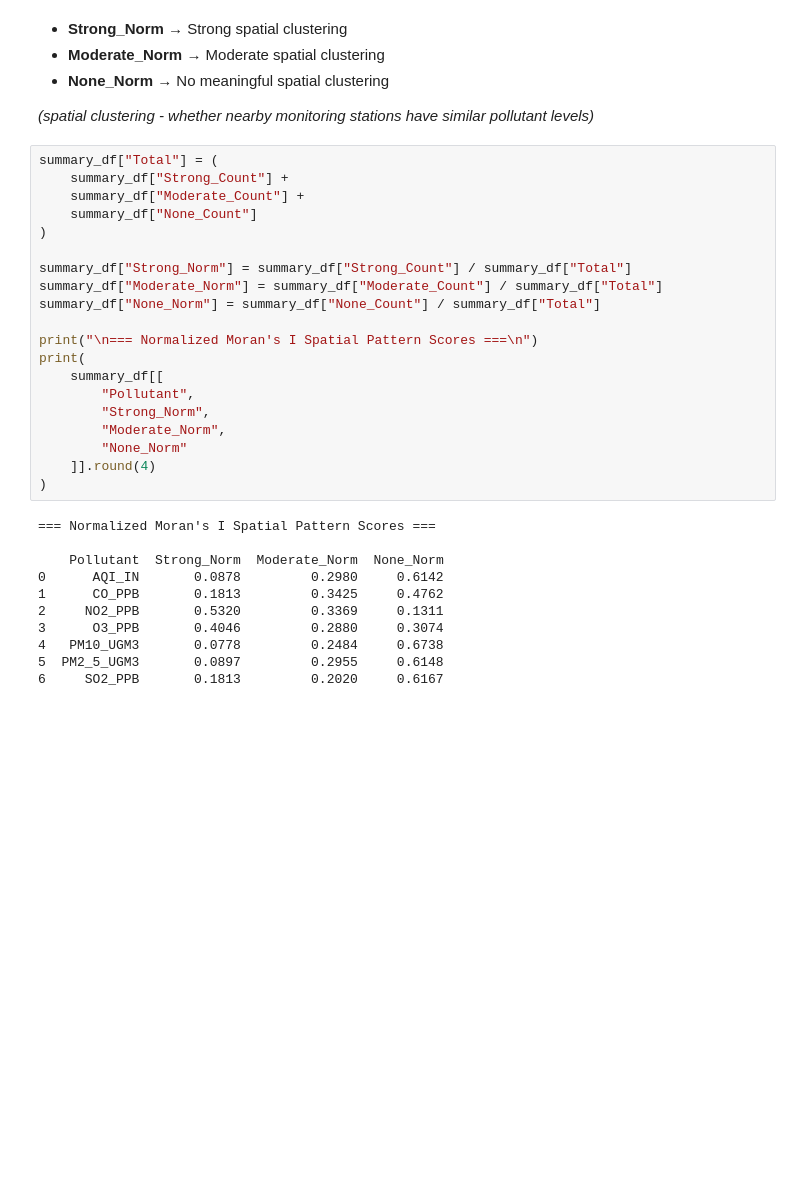
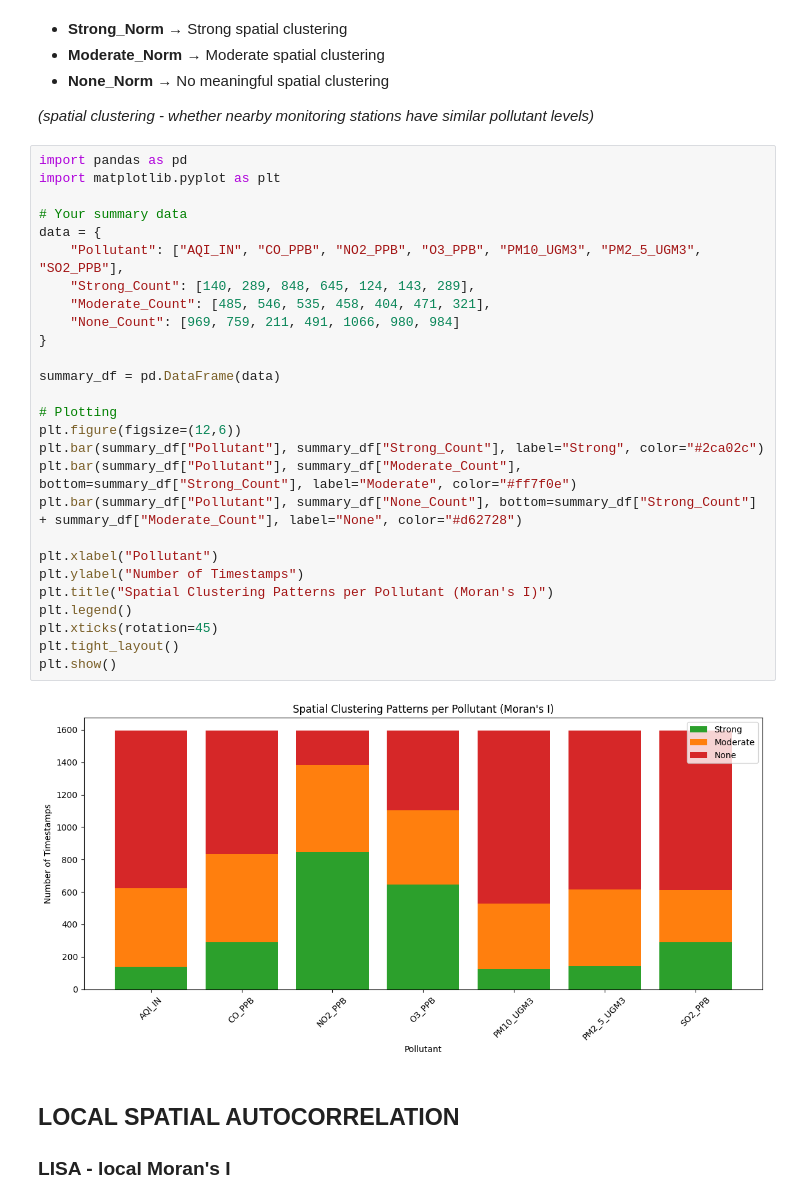
Before and after one commit to mihirnarula/Geospatial-Analysis-of-Air-Quality-data-in-Tricity, a Jupyter notebook: geoanalysis-aqi.ipynb, the cells around one changed output. Drawn from its saved outputs; the diff is of its cells as text; blank space fills up the shorter version.

```diff
--- a/geoanalysis-aqi.ipynb
+++ b/geoanalysis-aqi.ipynb
@@ -305,33 +329,34 @@ print(summary_df)
 
 *(spatial clustering - whether nearby monitoring stations have similar pollutant levels)*
 # %%
-summary_df["Total"] = (
-    summary_df["Strong_Count"] +
-    summary_df["Moderate_Count"] +
-    summary_df["None_Count"]
-)
+import pandas as pd
+import matplotlib.pyplot as plt
 
-summary_df["Strong_Norm"] = summary_df["Strong_Count"] / summary_df["Total"]
-summary_df["Moderate_Norm"] = summary_df["Moderate_Count"] / summary_df["Total"]
-summary_df["None_Norm"] = summary_df["None_Count"] / summary_df["Total"]
+# Your summary data
+data = {
+    "Pollutant": ["AQI_IN", "CO_PPB", "NO2_PPB", "O3_PPB", "PM10_UGM3", "PM2_5_UGM3", "SO2_PPB"],
+    "Strong_Count": [140, 289, 848, 645, 124, 143, 289],
+    "Moderate_Count": [485, 546, 535, 458, 404, 471, 321],
+    "None_Count": [969, 759, 211, 491, 1066, 980, 984]
+}
 
-print("\n=== Normalized Moran's I Spatial Pattern Scores ===\n")
-print(
-    summary_df[[
-        "Pollutant",
-        "Strong_Norm",
-        "Moderate_Norm",
-        "None_Norm"
-    ]].round(4)
-)
+summary_df = pd.DataFrame(data)
+
+# Plotting
+plt.figure(figsize=(12,6))
+plt.bar(summary_df["Pollutant"], summary_df["Strong_Count"], label="Strong", color="#2ca02c")
+plt.bar(summary_df["Pollutant"], summary_df["Moderate_Count"], bottom=summary_df["Strong_Count"], label="Moderate", color="#ff7f0e")
+plt.bar(summary_df["Pollutant"], summary_df["None_Count"], bottom=summary_df["Strong_Count"] + summary_df["Moderate_Count"], label="None", color="#d62728")
+
+plt.xlabel("Pollutant")
+plt.ylabel("Number of Timestamps")
+plt.title("Spatial Clustering Patterns per Pollutant (Moran's I)")
+plt.legend()
+plt.xticks(rotation=45)
+plt.tight_layout()
+plt.show()
 # %% [output]
-=== Normalized Moran's I Spatial Pattern Scores ===
-
-    Pollutant  Strong_Norm  Moderate_Norm  None_Norm
-0      AQI_IN       0.0878         0.2980     0.6142
-1      CO_PPB       0.1813         0.3425     0.4762
-2     NO2_PPB       0.5320         0.3369     0.1311
-3      O3_PPB       0.4046         0.2880     0.3074
-4   PM10_UGM3       0.0778         0.2484     0.6738
-5  PM2_5_UGM3       0.0897         0.2955     0.6148
-6     SO2_PPB       0.1813         0.2020     0.6167
+[figure, added]
+# %% [markdown]
+## LOCAL SPATIAL AUTOCORRELATION
+### LISA - local Moran's I
```
Also changed, not shown: parts of 5 cells of this notebook.
